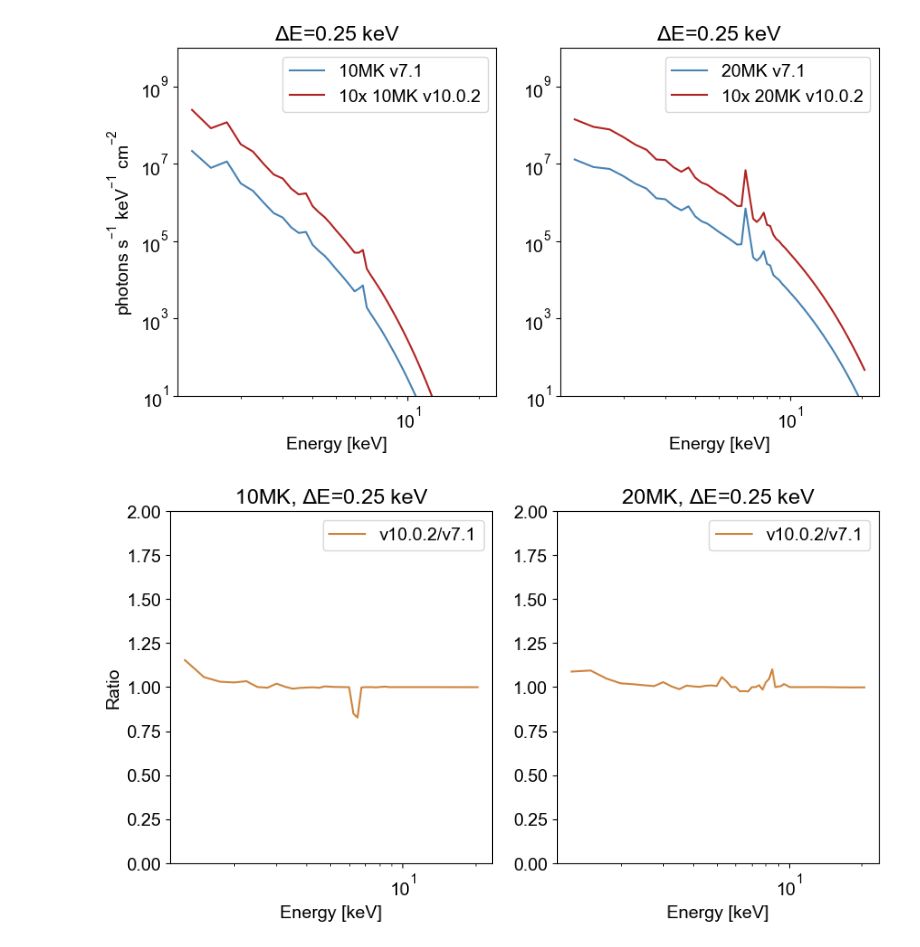
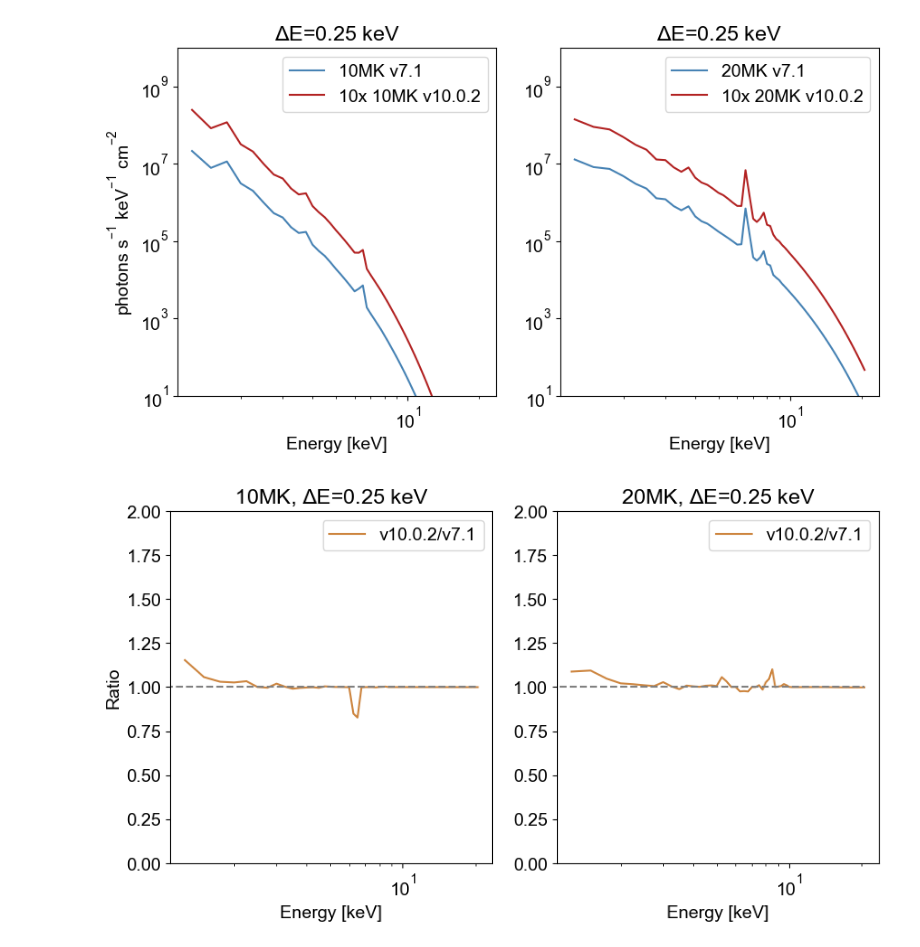
Before and after one commit to ianan/fvth_stuff, a Jupyter notebook: python/test_thermal_sav.ipynb, the cells around one changed output. Cells and saved outputs as stored; diff of their text form; code cells hidden in the pictures.

```diff
--- a/python/test_thermal_sav.ipynb
+++ b/python/test_thermal_sav.ipynb
@@ -76,5 +76,6 @@ for ax in axs:
     ax.set_xscale('log')
     ax.set_ylim([0,6])
     ax.legend()
+    ax.plot([0,np.max(engs[:-1])],[1,1],'--',color='grey')
 plt.show()
 # %% [output]
@@ -118,15 +119,16 @@ plt.show()
 # %%
 fig, axs= plt.subplots(1,2,figsize=(10,5))
 axs[0].plot(engs25[:-1],f10_v10_25.value/f10_25.value,label='v10.0.2/v7.1',color='peru')
 axs[1].plot(engs25[:-1],f20_v10_25.value/f20_25.value,label='v10.0.2/v7.1',color='peru')
 axs[0].set_ylabel('Ratio')
 axs[0].set_title('10MK, $\Delta$E=0.25 keV')
 axs[1].set_title('20MK, $\Delta$E=0.25 keV')
 for ax in axs:
     ax.set_xscale('log')
     ax.set_ylim([0,2])
+    ax.plot([0,np.max(engs25[:-1])],[1,1],'--',color='grey')
     ax.set_xlabel('Energy [keV]')
     ax.legend()
 plt.show()
 # %% [output]
-[figure, old version]
+[figure, new version]
```
Also changed, not shown: parts of 1 cell of this notebook.
